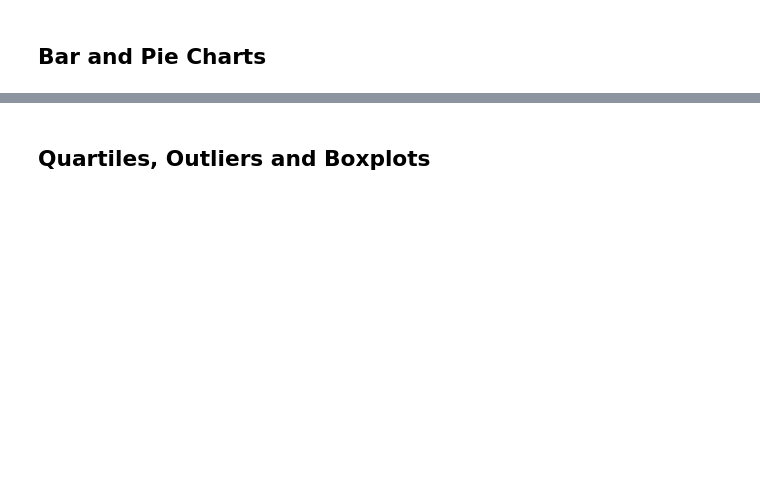
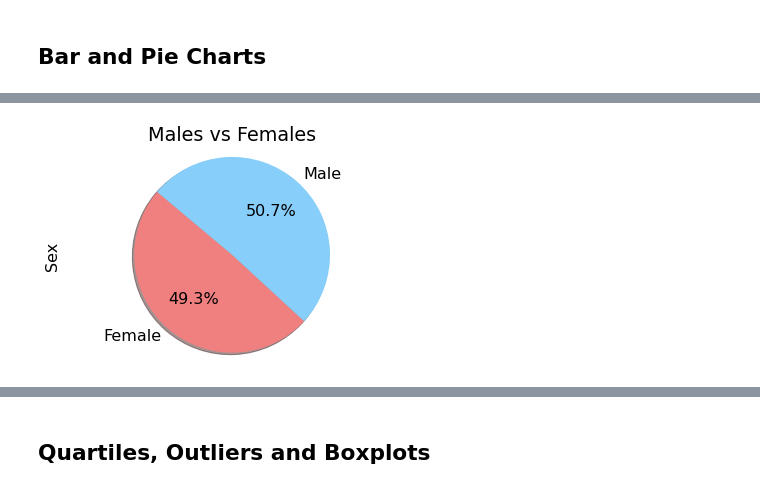
Before and after one commit to alagnevall/Pymaceuticals, a Jupyter notebook: pymaceuticals_starter.ipynb, the cells around one changed output, grey strips where cells are left out. Saved outputs shown, nothing was run; the diff lists cells and outputs as text; code cells hidden in the pictures; blank space fills up the shorter version.

```diff
--- a/pymaceuticals_starter.ipynb
+++ b/pymaceuticals_starter.ipynb
@@ -92,0 +140,16 @@ mice_study2
+# %%
+#Group by Gender to put into a pie chart
+gender_group = clean_mice.groupby(["Sex"])
+gender_count = pd.DataFrame(gender_group["Sex"].count())
+# gender_count
+
+# Generate a pie plot showing the distribution of female versus male mice using pandas
+gender_count.plot(kind='pie', y='Sex', \
+                        title="Males vs Females",startangle=140,\
+                        autopct='%1.1f%%',shadow=True, fontsize=16, colors =["lightcoral", "lightskyblue"],legend =False)
+
+#make it equal and not oblong in shape
+plt.axis("equal")
+plt.show()
+# %% [output]
+[figure, added]
```
Also changed, not shown: parts of 17 cells of this notebook.
